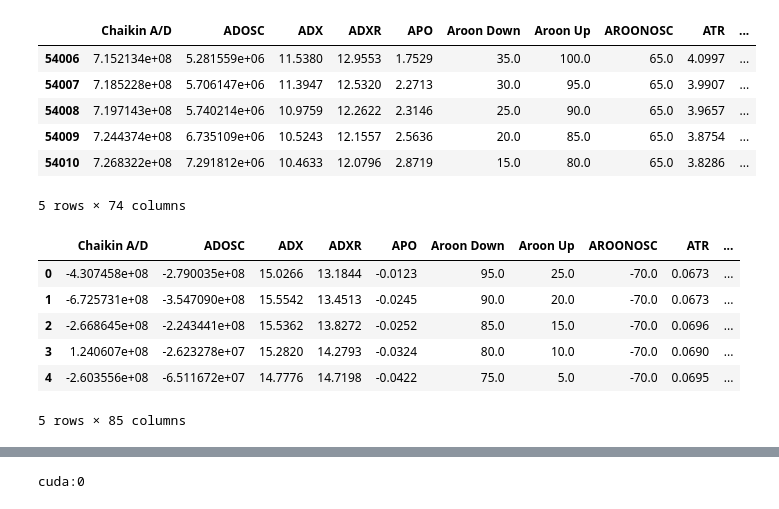
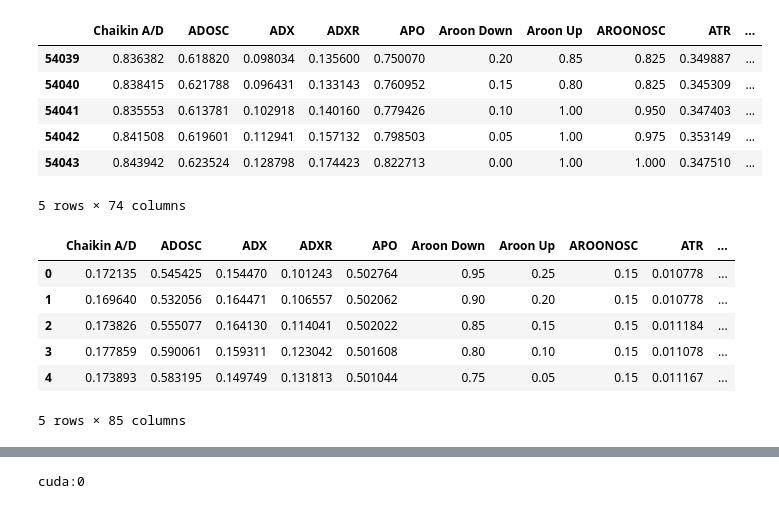
Before and after one commit to CSCI4622-ML/StockMind, a Jupyter notebook: LSTM_RNN.ipynb, the cells around one changed output, grey strips where cells are left out. Cells and saved outputs as stored; diff of their text form; code cells hidden in the pictures.

```diff
--- a/LSTM_RNN.ipynb
+++ b/LSTM_RNN.ipynb
@@ -34,39 +34,39 @@ def combine_csvs_from_folder(folder_path):
         folder_path (str): The path to the folder containing the CSV files.
 
     Returns:
         A pandas DataFrame containing the concatenated data from all CSV files in the input folder.
     """
     # Use a list comprehension to read all CSV files in the folder into a list of DataFrames.
     dfs = [pd.read_csv(os.path.join(folder_path, f)) for f in os.listdir(folder_path) if f.endswith('.csv')]
 
     # Use a list comprehension to get the filenames of all CSV files in the folder.
     filenames = [os.path.splitext(os.path.basename(f))[0] for f in os.listdir(folder_path) if f.endswith('.csv')]
 
     processed_dfs = []
     i = 0
     for df, filename in zip(dfs, filenames):
         # Dont need the date column
         df = df.drop(['date'], axis=1)
         # normalize the dataframes before combining them
-        #df = normalize_dataframe(df)
+        df = normalize_dataframe(df)
         # for the neural network to understand the company name we need to convert it to a number
         df['company'] = i
         i += 1
         processed_dfs.append(df)
     combined_df = pd.concat(processed_dfs, ignore_index=True)
 
     return combined_df
 
 df = combine_csvs_from_folder('market_data/merged_data')
 
 df.tail()
 # %% [output]
 |  | Chaikin A/D | ADOSC | ADX | ADXR | APO | Aroon Down | Aroon Up | AROONOSC | ATR | ... |
-| 54006 | 7.152134e+08 | 5.281559e+06 | 11.5380 | 12.9553 | 1.7529 | 35.0 | 100.0 | 65.0 | 4.0997 | ... |
-| 54007 | 7.185228e+08 | 5.706147e+06 | 11.3947 | 12.5320 | 2.2713 | 30.0 | 95.0 | 65.0 | 3.9907 | ... |
-| 54008 | 7.197143e+08 | 5.740214e+06 | 10.9759 | 12.2622 | 2.3146 | 25.0 | 90.0 | 65.0 | 3.9657 | ... |
-| 54009 | 7.244374e+08 | 6.735109e+06 | 10.5243 | 12.1557 | 2.5636 | 20.0 | 85.0 | 65.0 | 3.8754 | ... |
-| 54010 | 7.268322e+08 | 7.291812e+06 | 10.4633 | 12.0796 | 2.8719 | 15.0 | 80.0 | 65.0 | 3.8286 | ... |
+| 54039 | 0.836382 | 0.618820 | 0.098034 | 0.135600 | 0.750070 | 0.20 | 0.85 | 0.825 | 0.349887 | ... |
+| 54040 | 0.838415 | 0.621788 | 0.096431 | 0.133143 | 0.760952 | 0.15 | 0.80 | 0.825 | 0.345309 | ... |
+| 54041 | 0.835553 | 0.613781 | 0.102918 | 0.140160 | 0.779426 | 0.10 | 1.00 | 0.950 | 0.347403 | ... |
+| 54042 | 0.841508 | 0.619601 | 0.112941 | 0.157132 | 0.798503 | 0.05 | 1.00 | 0.975 | 0.353149 | ... |
+| 54043 | 0.843942 | 0.623524 | 0.128798 | 0.174423 | 0.822713 | 0.00 | 1.00 | 1.000 | 0.347510 | ... |
 5 rows × 74 columns
 # %%
 #we need this for later
@@ -99,11 +99,11 @@ df = add_up_column(df)
 df.head()
 # %% [output]
 |  | Chaikin A/D | ADOSC | ADX | ADXR | APO | Aroon Down | Aroon Up | AROONOSC | ATR | ... |
-| 0 | -4.307458e+08 | -2.790035e+08 | 15.0266 | 13.1844 | -0.0123 | 95.0 | 25.0 | -70.0 | 0.0673 | ... |
-| 1 | -6.725731e+08 | -3.547090e+08 | 15.5542 | 13.4513 | -0.0245 | 90.0 | 20.0 | -70.0 | 0.0673 | ... |
-| 2 | -2.668645e+08 | -2.243441e+08 | 15.5362 | 13.8272 | -0.0252 | 85.0 | 15.0 | -70.0 | 0.0696 | ... |
-| 3 | 1.240607e+08 | -2.623278e+07 | 15.2820 | 14.2793 | -0.0324 | 80.0 | 10.0 | -70.0 | 0.0690 | ... |
-| 4 | -2.603556e+08 | -6.511672e+07 | 14.7776 | 14.7198 | -0.0422 | 75.0 | 5.0 | -70.0 | 0.0695 | ... |
+| 0 | 0.172135 | 0.545425 | 0.154470 | 0.101243 | 0.502764 | 0.95 | 0.25 | 0.15 | 0.010778 | ... |
+| 1 | 0.169640 | 0.532056 | 0.164471 | 0.106557 | 0.502062 | 0.90 | 0.20 | 0.15 | 0.010778 | ... |
+| 2 | 0.173826 | 0.555077 | 0.164130 | 0.114041 | 0.502022 | 0.85 | 0.15 | 0.15 | 0.011184 | ... |
+| 3 | 0.177859 | 0.590061 | 0.159311 | 0.123042 | 0.501608 | 0.80 | 0.10 | 0.15 | 0.011078 | ... |
+| 4 | 0.173893 | 0.583195 | 0.149749 | 0.131813 | 0.501044 | 0.75 | 0.05 | 0.15 | 0.011167 | ... |
 5 rows × 85 columns
 # %%
 # neural networks require tensors, so we need to convert our dataframes to tensors
```
Also changed, not shown: parts of 9 cells of this notebook.
